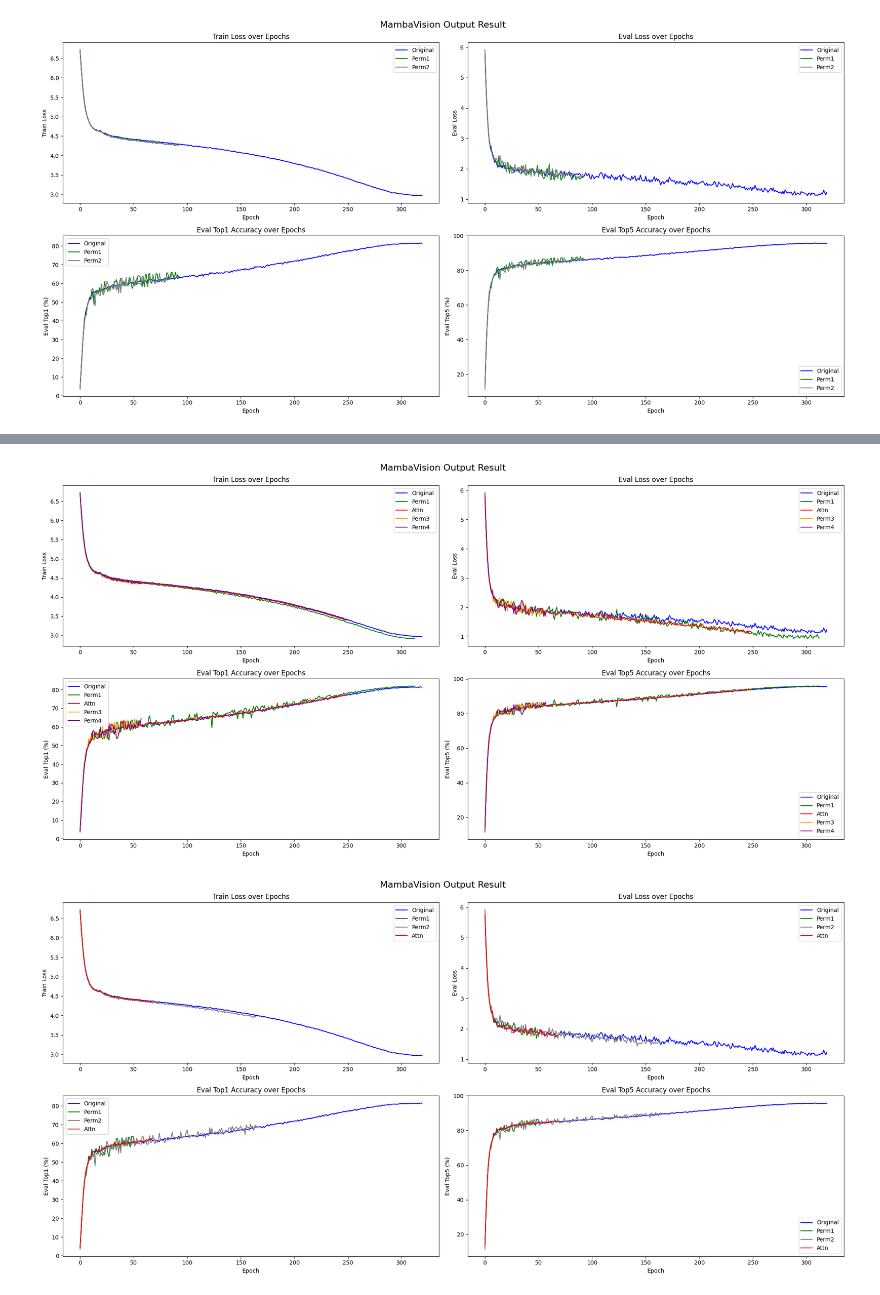
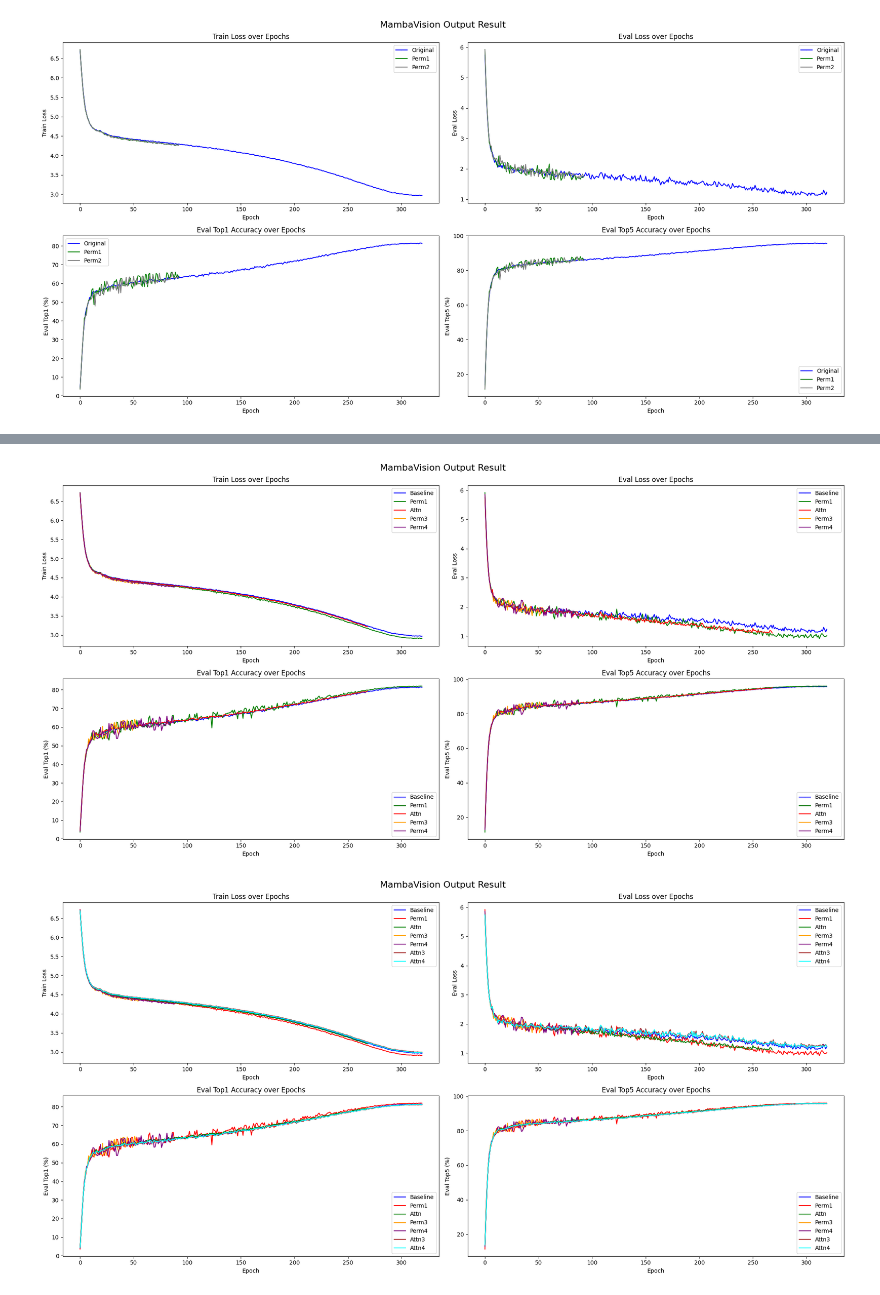
Before and after one commit to vaijsc/vision_ordering_ssms, a Jupyter notebook: visualisation.ipynb, the cells around one changed output, grey strips where cells are left out. Cells and saved outputs as stored; diff of their text form; code cells hidden in the pictures.

Commit message:
train large models

```diff
--- a/visualisation.ipynb
+++ b/visualisation.ipynb
@@ -150,7 +226,7 @@ import matplotlib.pyplot as plt
 import pandas as pd
 
 # Read data from the text files
-df_original = pd.read_csv('./summary/original.txt')
+df_baseline = pd.read_csv('./summary/original.txt')
 df_perm1 = pd.read_csv('./summary/perm1.txt')
 df_perm2 = pd.read_csv('./summary/perm2.txt')
 df_attn = pd.read_csv('./summary/attn.txt')
@@ -166,7 +242,7 @@ plt.suptitle('MambaVision Output Result', fontsize=16)
 
 # Train Loss Comparison
 plt.subplot(2, 2, 1)
-plt.plot(df_original['epoch'], df_original['train_loss'], marker='o', label='Original', color='blue', markersize=0.1)
+plt.plot(df_baseline['epoch'], df_baseline['train_loss'], marker='o', label='Baseline', color='blue', markersize=0.1)
 plt.plot(df_perm1['epoch'], df_perm1['train_loss'], marker='x', label='Perm1', color='green', markersize=0.1)
 # plt.plot(df_perm2['epoch'], df_perm2['train_loss'], marker='s', label='Perm2', color='grey', markersize=0.1)
 plt.plot(df_attn['epoch'], df_attn['train_loss'], marker='.', label='Attn', color='red', markersize=0.1)
@@ -179,7 +255,7 @@ plt.legend()
 
 # Eval Loss Comparison
 plt.subplot(2, 2, 2)
-plt.plot(df_original['epoch'], df_original['eval_loss'], marker='o', label='Original', color='blue', markersize=0.1)
+plt.plot(df_baseline['epoch'], df_baseline['eval_loss'], marker='o', label='Baseline', color='blue', markersize=0.1)
 plt.plot(df_perm1['epoch'], df_perm1['eval_loss'], marker='x', label='Perm1', color='green', markersize=0.1)
 # plt.plot(df_perm2['epoch'], df_perm2['eval_loss'], marker='s', label='Perm2', color='grey', markersize=0.1)
 plt.plot(df_attn['epoch'], df_attn['eval_loss'], marker='.', label='Attn', color='red', markersize=0.1)
@@ -192,7 +268,7 @@ plt.legend()
 
 # Eval Top1 Accuracy Comparison
 plt.subplot(2, 2, 3)
-plt.plot(df_original['epoch'], df_original['eval_top1'], marker='o', label='Original', color='blue', markersize=0.1)
+plt.plot(df_baseline['epoch'], df_baseline['eval_top1'], marker='o', label='Baseline', color='blue', markersize=0.1)
 plt.plot(df_perm1['epoch'], df_perm1['eval_top1'], marker='x', label='Perm1', color='green', markersize=0.1)
 # plt.plot(df_perm2['epoch'], df_perm2['eval_top1'], marker='s', label='Perm2', color='grey', markersize=0.1)
 plt.plot(df_attn['epoch'], df_attn['eval_top1'], marker='.', label='Attn', color='red', markersize=0.1)
@@ -205,7 +281,7 @@ plt.legend()
 
 # Eval Top5 Accuracy Comparison
 plt.subplot(2, 2, 4)
-plt.plot(df_original['epoch'], df_original['eval_top5'], marker='o', label='Original', color='blue', markersize=0.1)
+plt.plot(df_baseline['epoch'], df_baseline['eval_top5'], marker='o', label='Baseline', color='blue', markersize=0.1)
 plt.plot(df_perm1['epoch'], df_perm1['eval_top5'], marker='x', label='Perm1', color='green', markersize=0.1)
 # plt.plot(df_perm2['epoch'], df_perm2['eval_top5'], marker='s', label='Perm2', color='grey', markersize=0.1)
 plt.plot(df_attn['epoch'], df_attn['eval_top5'], marker='.', label='Attn', color='red', markersize=0.1)
@@ -221,18 +297,22 @@ plt.tight_layout()
 # plt.show()
 plt.savefig('./comparision.png')
 # %% [output]
-[figure, old version]
+[figure, new version]
 # %%
 import matplotlib.pyplot as plt
 import pandas as pd
 
 # Read data from the text files
-df_original = pd.read_csv('./summary/original.txt')
+df_baseline = pd.read_csv('./summary/original.txt')
 df_perm1 = pd.read_csv('./summary/perm1.txt')
 df_perm2 = pd.read_csv('./summary/perm2.txt')
 df_attn = pd.read_csv('./summary/attn.txt')
-df_attn1 = pd.read_csv('./summary/attn1.txt')
-df_attn2 = pd.read_csv('./summary/attn2.txt')
+# df_attn1 = pd.read_csv('./summary/attn1.txt')
+# df_attn2 = pd.read_csv('./summary/attn2.txt')
+df_perm3 = pd.read_csv('./summary/perm3.txt')
+df_perm4 = pd.read_csv('./summary/perm4.txt')
+df_attn3 = pd.read_csv('./summary/attn3.txt')
+df_attn4 = pd.read_csv('./summary/attn4.txt')
 
 # Plotting
 plt.figure(figsize=(20, 10))
@@ -242,12 +322,17 @@ plt.suptitle('MambaVision Output Result', fontsize=16)
 
 # Train Loss Comparison
 plt.subplot(2, 2, 1)
-plt.plot(df_original['epoch'], df_original['train_loss'], marker='o', label='Original', color='blue', markersize=0.1)
-plt.plot(df_perm1['epoch'], df_perm1['train_loss'], marker='x', label='Perm1', color='green', markersize=0.1)
-plt.plot(df_perm2['epoch'], df_perm2['train_loss'], marker='s', label='Perm2', color='grey', markersize=0.1)
-plt.plot(df_attn['epoch'], df_attn['train_loss'], marker='.', label='Attn', color='red', markersize=0.1)
+plt.plot(df_baseline['epoch'], df_baseline['train_loss'], marker='o', label='Baseline', color='blue', markersize=0.1)
+plt.plot(df_perm1['epoch'], df_perm1['train_loss'], marker='x', label='Perm1', color='red', markersize=0.1)
+# plt.plot(df_perm2['epoch'], df_perm2['train_loss'], marker='s', label='Perm2', color='grey', markersize=0.1)
+plt.plot(df_attn['epoch'], df_attn['train_loss'], marker='.', label='Attn', color='green', markersize=0.1)
 # plt.plot(df_attn1['epoch'], df_attn1['train_loss'], marker='^', label='Attn1', color='orange', markersize=0.1)
 # plt.plot(df_attn2['epoch'], df_attn2['train_loss'], marker='v', label='Attn2', color='purple', markersize=0.1)
+plt.plot(df_perm3['epoch'], df_perm3['train_loss'], marker='^', label='Perm3', color='orange', markersize=0.1)
+plt.plot(df_perm4['epoch'], df_perm4['train_loss'], marker='v', label='Perm4', color='purple', markersize=0.1)
+
+plt.plot(df_attn3['epoch'], df_attn3['train_loss'], marker='>', label='Attn3', color='brown', markersize=0.1)
+plt.plot(df_attn4['epoch'], df_attn4['train_loss'], marker='<', label='Attn4', color='cyan', markersize=0.1)
 plt.title('Train Loss over Epochs')
 plt.xlabel('Epoch')
 plt.ylabel('Train Loss')
@@ -255,49 +340,64 @@ plt.legend()
 
 # Eval Loss Comparison
 plt.subplot(2, 2, 2)
-plt.plot(df_original['epoch'], df_original['eval_loss'], marker='o', label='Original', color='blue', markersize=0.1)
-plt.plot(df_perm1['epoch'], df_perm1['eval_loss'], marker='x', label='Perm1', color='green', markersize=0.1)
-plt.plot(df_perm2['epoch'], df_perm2['eval_loss'], marker='s', label='Perm2', color='grey', markersize=0.1)
-plt.plot(df_attn['epoch'], df_attn['eval_loss'], marker='.', label='Attn', color='red', markersize=0.1)
+plt.plot(df_baseline['epoch'], df_baseline['eval_loss'], marker='o', label='Baseline', color='blue', markersize=0.1)
+plt.plot(df_perm1['epoch'], df_perm1['eval_loss'], marker='x', label='Perm1', color='red', markersize=0.1)
+# plt.plot(df_perm2['epoch'], df_perm2['eval_loss'], marker='s', label='Perm2', color='grey', markersize=0.1)
+plt.plot(df_attn['epoch'], df_attn['eval_loss'], marker='.', label='Attn', color='green', markersize=0.1)
 # plt.plot(df_attn1['epoch'], df_attn1['eval_loss'], marker='^', label='Attn1', color='orange', markersize=0.1)
 # plt.plot(df_attn2['epoch'], df_attn2['eval_loss'], marker='v', label='Attn2', color='purple', markersize=0.1)
+plt.plot(df_perm3['epoch'], df_perm3['eval_loss'], marker='^', label='Perm3', color='orange', markersize=0.1)
+plt.plot(df_perm4['epoch'], df_perm4['eval_loss'], marker='v', label='Perm4', color='purple', markersize=0.1)
+
+plt.plot(df_attn3['epoch'], df_attn3['eval_loss'], marker='>', label='Attn3', color='brown', markersize=0.1)
+plt.plot(df_attn4['epoch'], df_attn4['eval_loss'], marker='<', label='Attn4', color='cyan', markersize=0.1)
+
 plt.title('Eval Loss over Epochs')
 plt.xlabel('Epoch')
 plt.ylabel('Eval Loss')
 plt.legend()
 
 # Eval Top1 Accuracy Comparison
 plt.subplot(2, 2, 3)
-plt.plot(df_original['epoch'], df_original['eval_top1'], marker='o', label='Original', color='blue', markersize=0.1)
-plt.plot(df_perm1['epoch'], df_perm1['eval_top1'], marker='x', label='Perm1', color='green', markersize=0.1)
-plt.plot(df_perm2['epoch'], df_perm2['eval_top1'], marker='s', label='Perm2', color='grey', markersize=0.1)
-plt.plot(df_attn['epoch'], df_attn['eval_top1'], marker='.', label='Attn', color='red', markersize=0.1)
+plt.plot(df_baseline['epoch'], df_baseline['eval_top1'], marker='o', label='Baseline', color='blue', markersize=0.1)
+plt.plot(df_perm1['epoch'], df_perm1['eval_top1'], marker='x', label='Perm1', color='red', markersize=0.1)
+# plt.plot(df_perm2['epoch'], df_perm2['eval_top1'], marker='s', label='Perm2', color='grey', markersize=0.1)
+plt.plot(df_attn['epoch'], df_attn['eval_top1'], marker='.', label='Attn', color='green', markersize=0.1)
 # plt.plot(df_attn1['epoch'], df_attn1['eval_top1'], marker='^', label='Attn1', color='orange', markersize=0.1)
 # plt.plot(df_attn2['epoch'], df_attn2['eval_top1'], marker='v', label='Attn2', color='purple', markersize=0.1)
+
+plt.plot(df_perm3['epoch'], df_perm3['eval_top1'], marker='^', label='Perm3', color='orange', markersize=0.1)
+plt.plot(df_perm4['epoch'], df_perm4['eval_top1'], marker='v', label='Perm4', color='purple', markersize=0.1)
+plt.plot(df_attn3['epoch'], df_attn3['eval_top1'], marker='>', label='Attn3', color='brown', markersize=0.1)
+plt.plot(df_attn4['epoch'], df_attn4['eval_top1'], marker='<', label='Attn4', color='cyan', markersize=0.1)
 plt.title('Eval Top1 Accuracy over Epochs')
 plt.xlabel('Epoch')
 plt.ylabel('Eval Top1 (%)')
 plt.legend()
 
 # Eval Top5 Accuracy Comparison
 plt.subplot(2, 2, 4)
-plt.plot(df_original['epoch'], df_original['eval_top5'], marker='o', label='Original', color='blue', markersize=0.1)
-plt.plot(df_perm1['epoch'], df_perm1['eval_top5'], marker='x', label='Perm1', color='green', markersize=0.1)
-plt.plot(df_perm2['epoch'], df_perm2['eval_top5'], marker='s', label='Perm2', color='grey', markersize=0.1)
-plt.plot(df_attn['epoch'], df_attn['eval_top5'], marker='.', label='Attn', color='red', markersize=0.1)
+plt.plot(df_baseline['epoch'], df_baseline['eval_top5'], marker='o', label='Baseline', color='blue', markersize=0.1)
+plt.plot(df_perm1['epoch'], df_perm1['eval_top5'], marker='x', label='Perm1', color='red', markersize=0.1)
+# plt.plot(df_perm2['epoch'], df_perm2['eval_top5'], marker='s', label='Perm2', color='grey', markersize=0.1)
+plt.plot(df_attn['epoch'], df_attn['eval_top5'], marker='.', label='Attn', color='green', markersize=0.1)
 # plt.plot(df_attn1['epoch'], df_attn1['eval_top5'], marker='^', label='Attn1', color='orange', markersize=0.1)
 # plt.plot(df_attn2['epoch'], df_attn2['eval_top5'], marker='v', label='Attn2', color='purple', markersize=0.1)
+plt.plot(df_perm3['epoch'], df_perm3['eval_top5'], marker='^', label='Perm3', color='orange', markersize=0.1)
+plt.plot(df_perm4['epoch'], df_perm4['eval_top5'], marker='v', label='Perm4', color='purple', markersize=0.1)
+plt.plot(df_attn3['epoch'], df_attn3['eval_top5'], marker='>', label='Attn3', color='brown', markersize=0.1)
+plt.plot(df_attn4['epoch'], df_attn4['eval_top5'], marker='<', label='Attn4', color='cyan', markersize=0.1)
 plt.title('Eval Top5 Accuracy over Epochs')
 plt.xlabel('Epoch')
 plt.ylabel('Eval Top5 (%)')
 plt.legend()
 
 plt.tight_layout()
 
-# plt.show()
-plt.savefig('./output_attn.png')
+# Save the plot to a file
+plt.savefig('./output.png')
 # %% [output]
-[figure, old version]
+[figure, new version]
 # %%
 import matplotlib.pyplot as plt
 import pandas as pd
```
Also changed, not shown: parts of 4 cells of this notebook, 11 other files.
